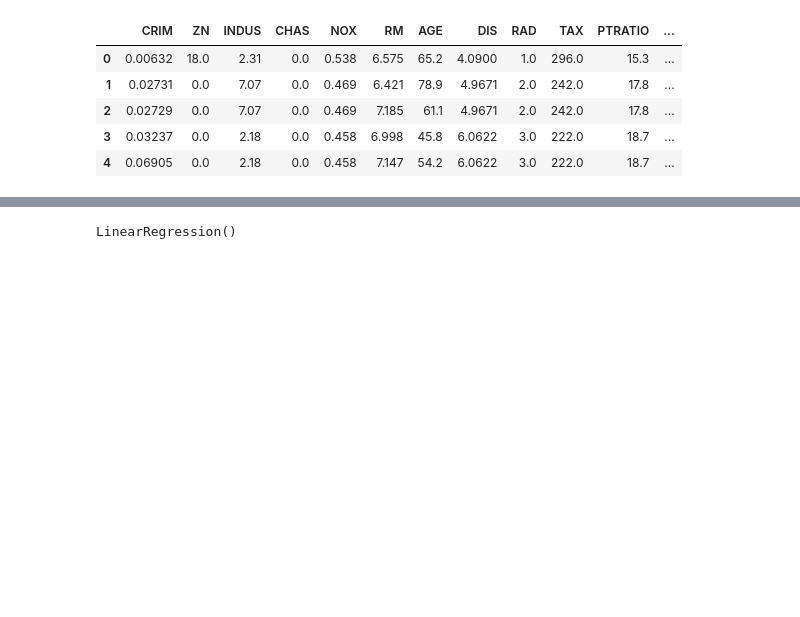
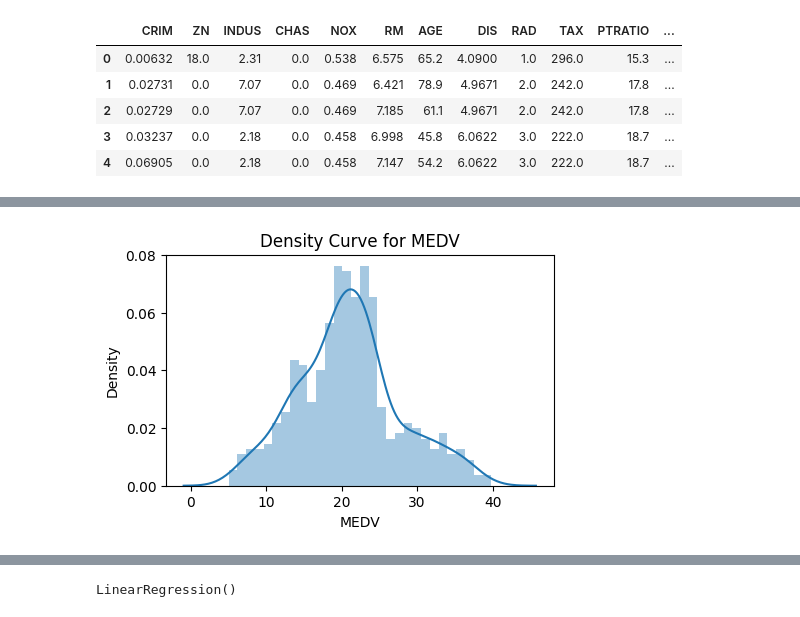
Before and after one commit to Chhaya-cloud/Chatbot, a Jupyter notebook: Linear_Regression.ipynb, the cells around one changed output, grey strips where cells are left out. Saved outputs shown, nothing was run; the diff lists cells and outputs as text; code cells hidden in the pictures; blank space fills up the shorter version.

```diff
--- a/Linear_Regression.ipynb
+++ b/Linear_Regression.ipynb
@@ -33,0 +106,11 @@ y=df['MEDV']
+# %%
+# Removing Outliers
+df = df[df['MEDV'] < 40]
+# %%
+# Outlier Analysis on Target Variable
+plt.figure(figsize = (5, 3))
+sns.distplot(df['MEDV'], bins = 30)
+plt.title('Density Curve for MEDV')
+plt.show()
+# %% [output]
+[figure, added]
```
Also changed, not shown: parts of 25 cells of this notebook.
